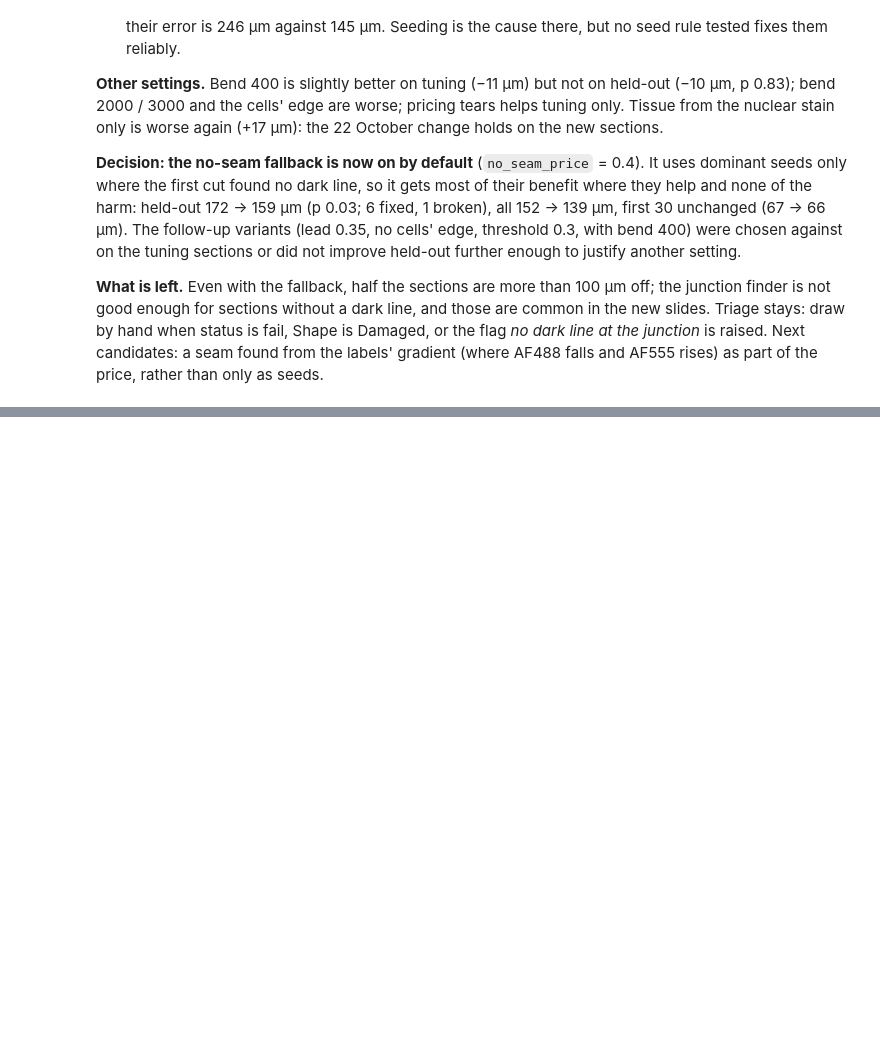
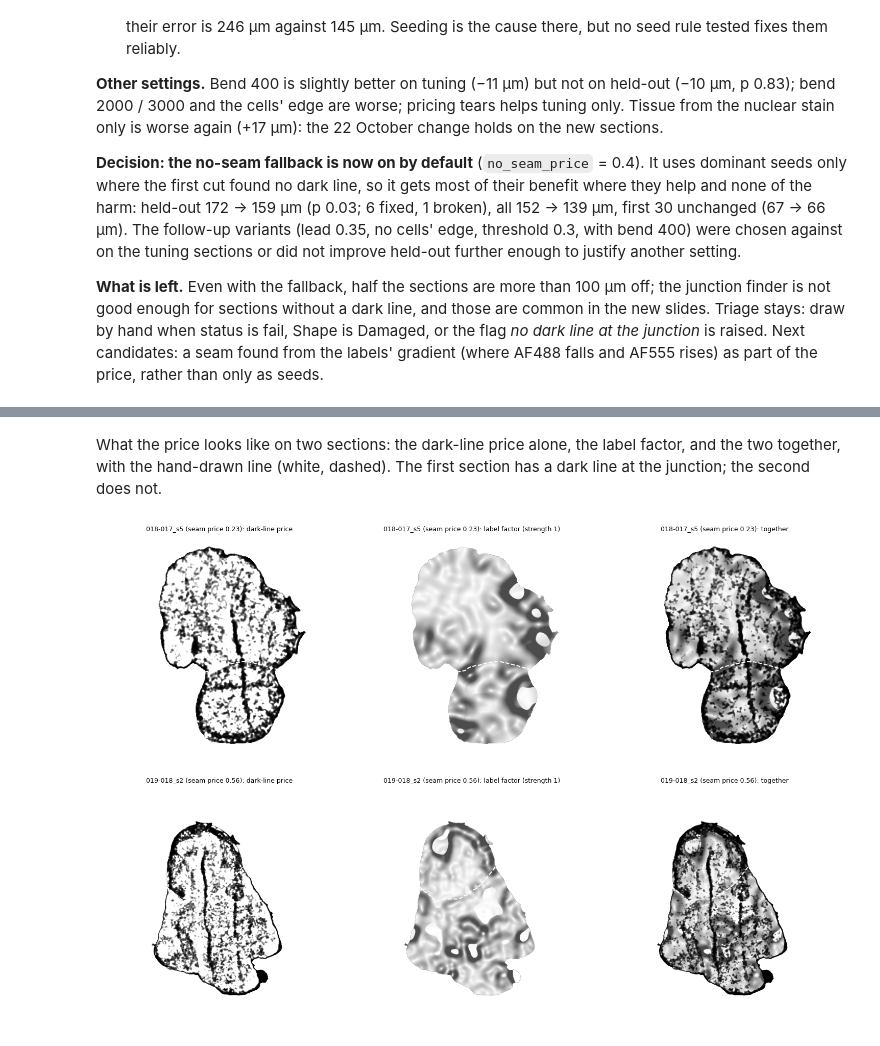
Before and after one commit to daggermaster3000/ARGUS, a Jupyter notebook: notebooks/validation/junction_seeding.ipynb, the cells around one changed output, grey strips where cells are left out. Cells and saved outputs as stored; diff of their text form; code cells hidden in the pictures; blank space fills up the shorter version.

Commit message:
docs(notebooks): label change in the price, evaluated on 138 hand-drawn junctions
Co-Authored-By: Claude Opus 5.5 (1M context) <noreply@anthropic.com>

```diff
--- a/notebooks/validation/junction_seeding.ipynb
+++ b/notebooks/validation/junction_seeding.ipynb
@@ -326,0 +363,26 @@ plt.show()
+# %% [markdown]
+What the price looks like on two sections: the dark-line price alone, the label factor, and the two together, with the hand-drawn line (white, dashed). The first section has a dark line at the junction; the second does not.
+# %%
+seam_of = diag.set_index("name")["Seam price"]
+pair = [seam_of[seam_of < 0.25].index[0], seam_of[seam_of > 0.5].index[0]]
+fig, axes = plt.subplots(2, 3, figsize=(15, 10))
+for row, name in zip(axes, pair):
+    ov, band, manual, base = jt.load_case(name)
+    ch = ov.channels
+    tissue = jn.tissue_mask(ch[ov.nuclear], (ch > 0).all(axis=0), ov.um, jn._others(ch, ov.nuclear, True))
+    filled = __import__("scipy").ndimage.binary_fill_holes(tissue)
+    stain = ov.nuclear_mean if ov.nuclear_mean is not None else ch[ov.nuclear]
+    dark = jn.line_cost(stain, filled, ov.um)
+    other = ch[ov.other] if ov.other is not None else None
+    factor = jn.label_change_price(ch[ov.label], tissue, filled, ov.um, other)
+    m = manual / ov.um
+    for ax, img, title in zip(row, (dark, factor, dark * factor),
+                              ("dark-line price", "label factor (strength 1)", "together")):
+        ax.imshow(np.where(filled, img, np.nan), cmap="gray", vmin=0, vmax=1)
+        ax.plot(m[:, 1], m[:, 0], "w--", lw=1.5)
+        ax.set_title(f"{name.split('_')[-2]}_{name.split('_')[-1]} (seam price {seam_of[name]:.2f}): {title}", fontsize=9)
+        ax.set_axis_off()
+fig.tight_layout()
+plt.show()
+# %% [output]
+[figure, added]
```
Also changed, not shown: parts of 5 cells of this notebook, 2 other files.
